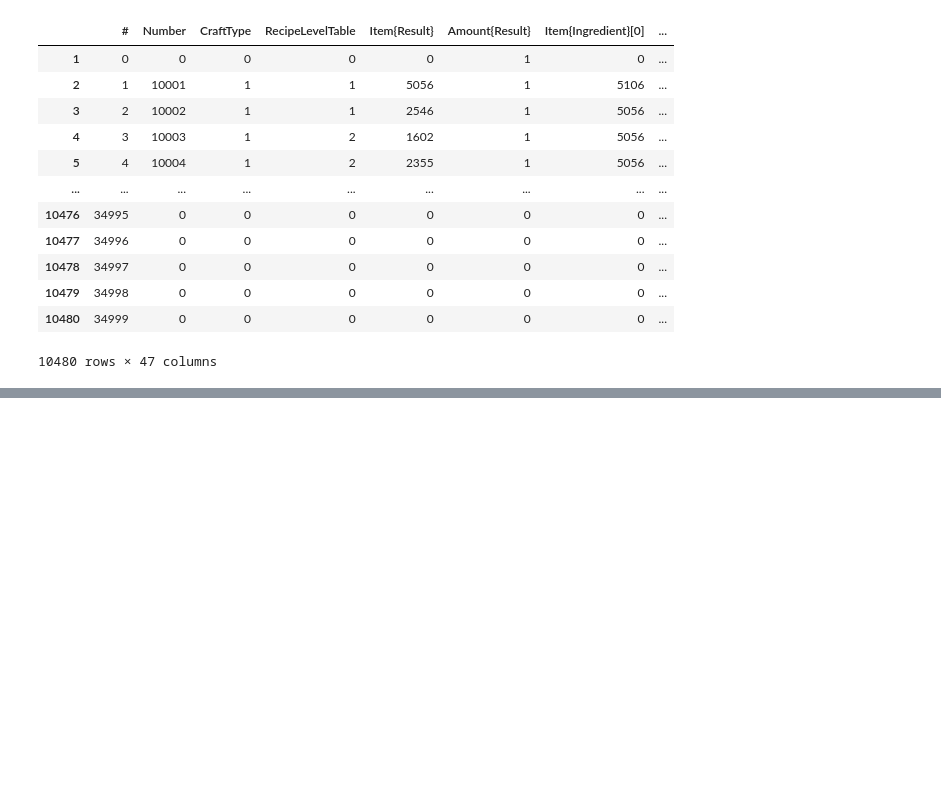
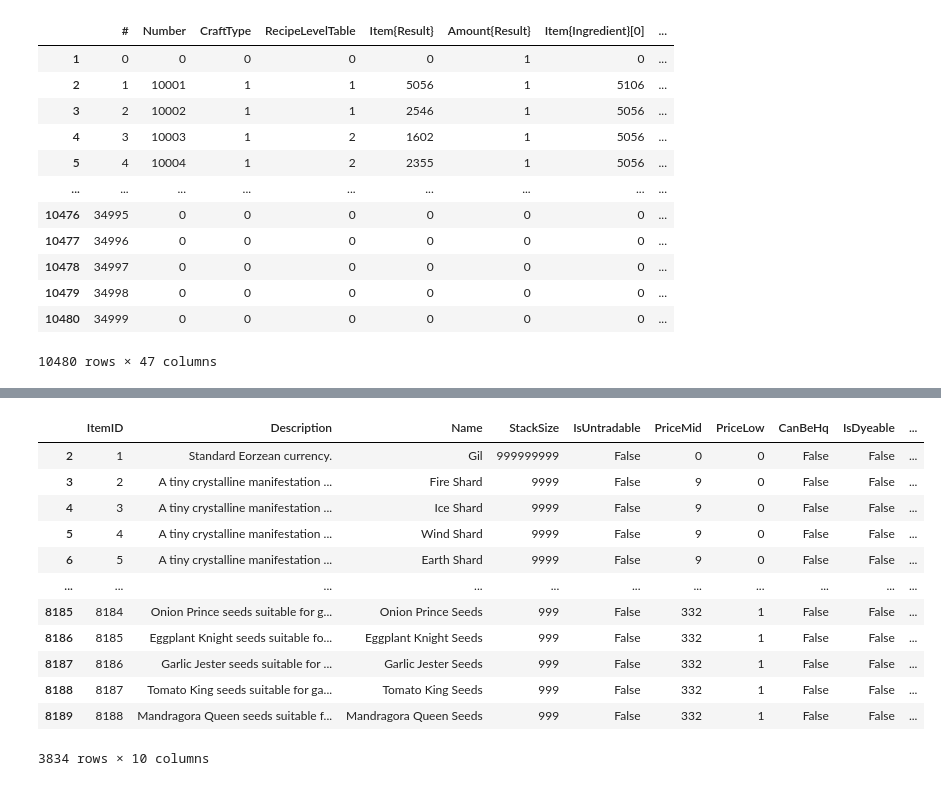
Before and after one commit to sedaverde/FFXIV-MB-ROI-Analysis, a Jupyter notebook: import_data.ipynb, the cells around one changed output, grey strips where cells are left out. Saved outputs shown, nothing was run; the diff lists cells and outputs as text; code cells hidden in the pictures; blank space fills up the shorter version.

```diff
--- a/import_data.ipynb
+++ b/import_data.ipynb
@@ -91,0 +133,23 @@ dtype: object
+# %%
+## Drop row that identified the data types for each column
+item = item.drop(labels=0, axis=0)
+## Dropping items that begin with the word Dated and items that are not tradable
+item = item[item['Name'].str.contains("Dated ")==False]
+item = item[item['IsUntradable'].str.contains("True")==False]
+## Rename # column to ItemID (DB key)
+item = item.rename(columns={'#':'ItemID','Price{Mid}':'PriceMid','Price{Low}':'PriceLow','ClassJob{Use}':'ClassJobUse'})
+item
+# %% [output]
+|  | ItemID | Description | Name | StackSize | IsUntradable | PriceMid | PriceLow | CanBeHq | IsDyeable | ... |
+| 2 | 1 | Standard Eorzean currency. | Gil | 999999999 | False | 0 | 0 | False | False | ... |
+| 3 | 2 | A tiny crystalline manifestation ... | Fire Shard | 9999 | False | 9 | 0 | False | False | ... |
+| 4 | 3 | A tiny crystalline manifestation ... | Ice Shard | 9999 | False | 9 | 0 | False | False | ... |
+| 5 | 4 | A tiny crystalline manifestation ... | Wind Shard | 9999 | False | 9 | 0 | False | False | ... |
+| 6 | 5 | A tiny crystalline manifestation ... | Earth Shard | 9999 | False | 9 | 0 | False | False | ... |
+| ... | ... | ... | ... | ... | ... | ... | ... | ... | ... | ... |
+| 8185 | 8184 | Onion Prince seeds suitable for g... | Onion Prince Seeds | 999 | False | 332 | 1 | False | False | ... |
+| 8186 | 8185 | Eggplant Knight seeds suitable fo... | Eggplant Knight Seeds | 999 | False | 332 | 1 | False | False | ... |
+| 8187 | 8186 | Garlic Jester seeds suitable for ... | Garlic Jester Seeds | 999 | False | 332 | 1 | False | False | ... |
+| 8188 | 8187 | Tomato King seeds suitable for ga... | Tomato King Seeds | 999 | False | 332 | 1 | False | False | ... |
+| 8189 | 8188 | Mandragora Queen seeds suitable f... | Mandragora Queen Seeds | 999 | False | 332 | 1 | False | False | ... |
+3834 rows × 10 columns
```
Also changed, not shown: parts of 13 cells of this notebook.
